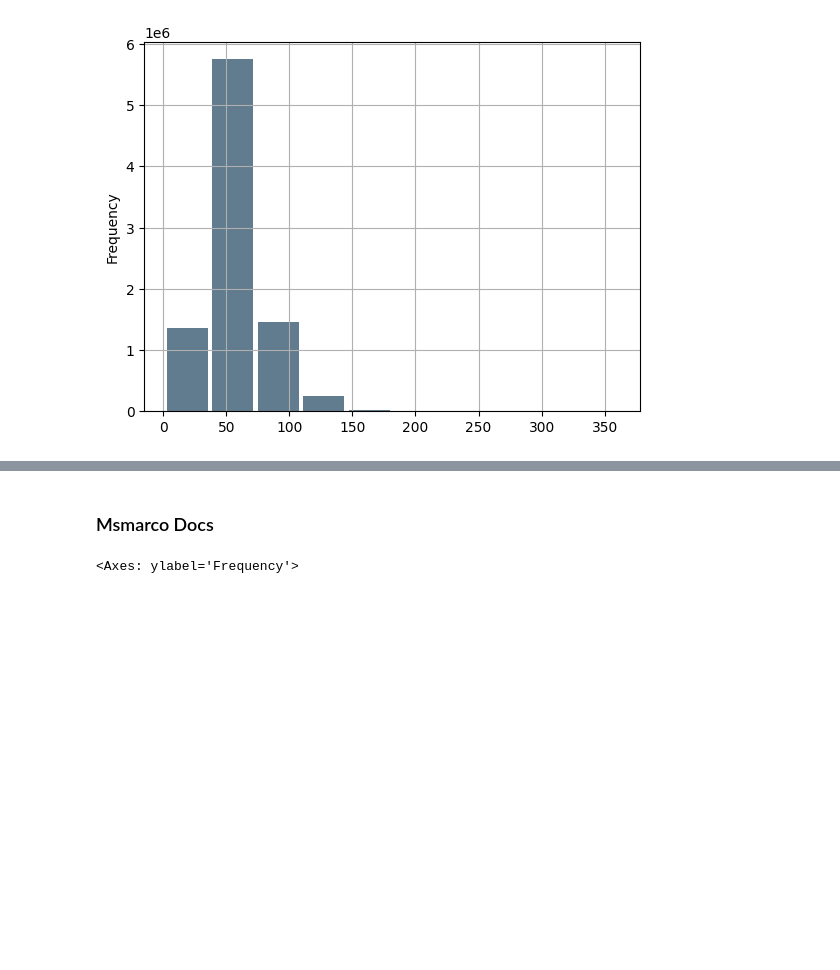
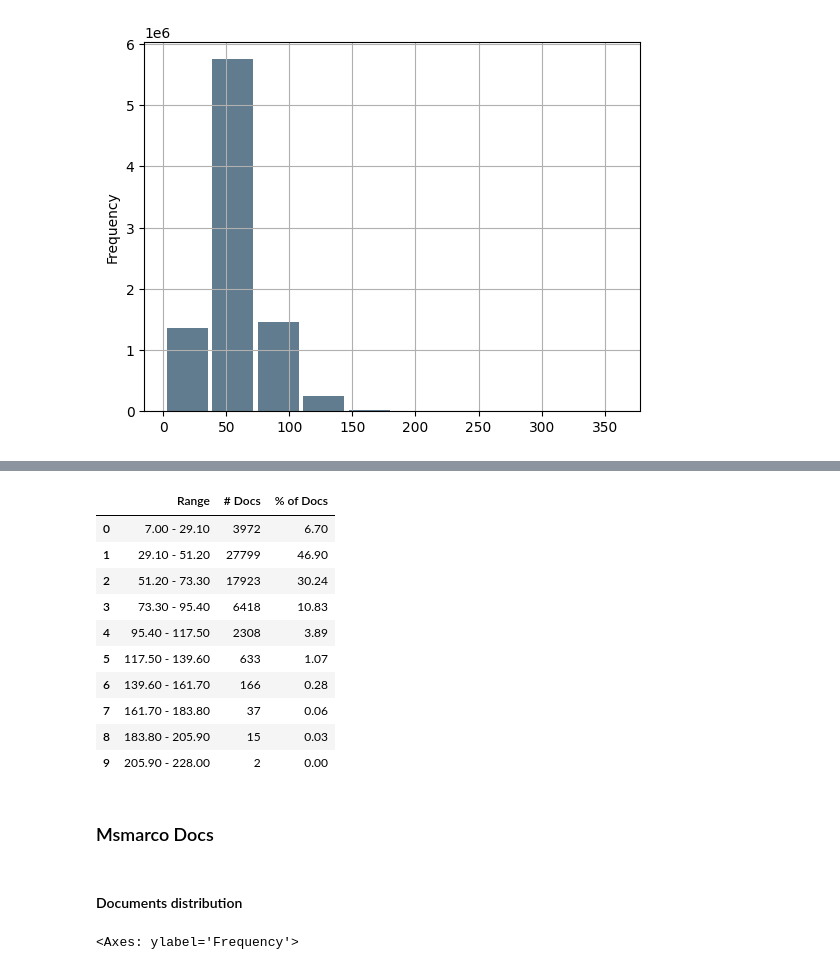
Before and after one commit to slawekgarcarz/ColBERT, a Jupyter notebook: src/utils/doc_lengths.ipynb, the cells around one changed output, grey strips where cells are left out. Cells and saved outputs as stored; diff of their text form; code cells hidden in the pictures; blank space fills up the shorter version.

```diff
--- a/src/utils/doc_lengths.ipynb
+++ b/src/utils/doc_lengths.ipynb
@@ -40,0 +51,4 @@ table
+# %%
+relevant_pass = pd.read_csv("/gpfs/home3/sgarcarz/PycharmProjects/ColBERT/docs/downloads/msmarco_passage/qrels.dev.tsv", sep='\t', header=None, names=columns, usecols = [0, 2])
+# %%
+df = relevant_pass.merge(doc_lengths_passage, how='left', on='doc_id')
@@ -41,5 +67,36 @@ table
+# %%
+data = df['number_of_words']
+
+# Get histogram counts and bin edges
+counts, bin_edges = np.histogram(data, bins=10)
+
+# Calculate percentages
+percentages = ((counts / len(data)) * 100).round(2)
+
+# Create a DataFrame to hold the table values
+table = pd.DataFrame({
+    'Range': [f"{bin_edges[i]:.2f} - {bin_edges[i+1]:.2f}" for i in range(len(bin_edges)-1)],
+    '# Docs': counts,
+    '% of Docs': percentages
+})
+
+table
+# %% [output]
+|  | Range | # Docs | % of Docs |
+| 0 | 7.00 - 29.10 | 3972 | 6.70 |
+| 1 | 29.10 - 51.20 | 27799 | 46.90 |
+| 2 | 51.20 - 73.30 | 17923 | 30.24 |
+| 3 | 73.30 - 95.40 | 6418 | 10.83 |
+| 4 | 95.40 - 117.50 | 2308 | 3.89 |
+| 5 | 117.50 - 139.60 | 633 | 1.07 |
+| 6 | 139.60 - 161.70 | 166 | 0.28 |
+| 7 | 161.70 - 183.80 | 37 | 0.06 |
+| 8 | 183.80 - 205.90 | 15 | 0.03 |
+| 9 | 205.90 - 228.00 | 2 | 0.00 |
 # %% [markdown]
 ### Msmarco Docs
+# %% [markdown]
+#### Documents distribution
 # %%
 columns = ['doc_id', 'number_of_words']
 # %%
```
Also changed, not shown: parts of 21 cells of this notebook, 22 other files.
